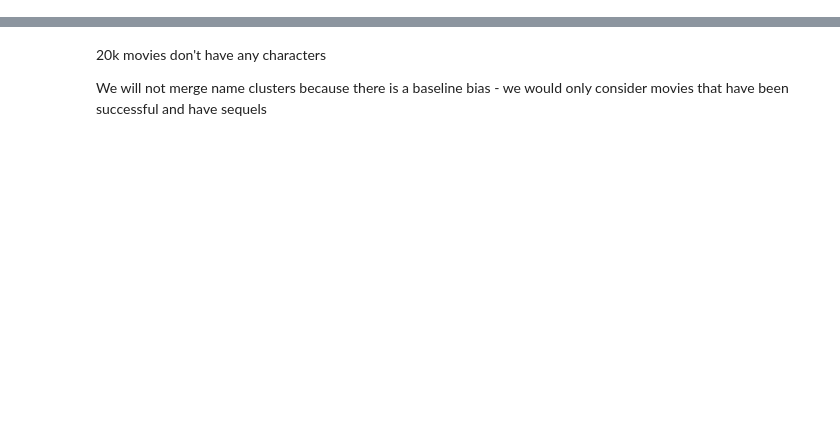
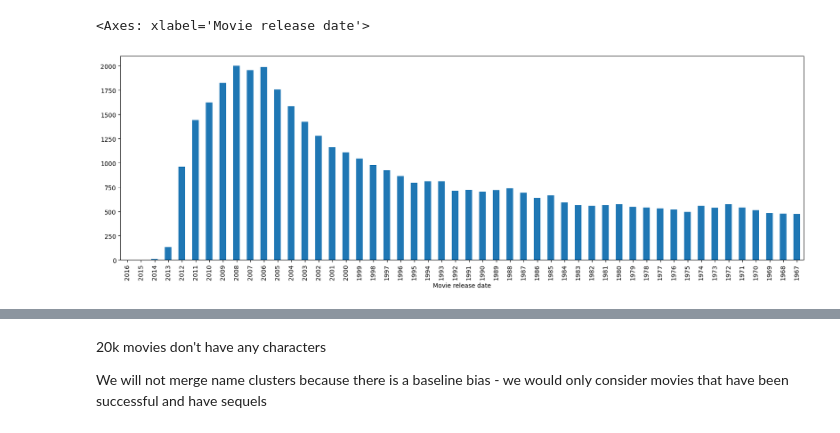
Before and after one commit to epfl-ada/ada-2024-project-insightmasters24, a Jupyter notebook: src/data/test.ipynb, the cells around one changed output, grey strips where cells are left out. Drawn from its saved outputs; the diff is of its cells as text; code cells hidden in the pictures; blank space fills up the shorter version.

```diff
--- a/src/data/test.ipynb
+++ b/src/data/test.ipynb
@@ -84,0 +181,10 @@ movies = pd.merge(movies, plotSummaries, on="Wikipedia movie ID", how="inner")
+# %%
+year_counts = movies['Movie release date'].value_counts()
+#drop nan
+year_counts = year_counts[year_counts.index.str.isnumeric()]
+year_counts.sort_index(ascending=False, inplace=True)
+plt.figure(figsize=(20, 6))
+year_counts[:50].plot(kind='bar')
+# %% [output]
+<Axes: xlabel='Movie release date'>
+[figure, added]
```
Also changed, not shown: parts of 17 cells of this notebook, 2 other files.
